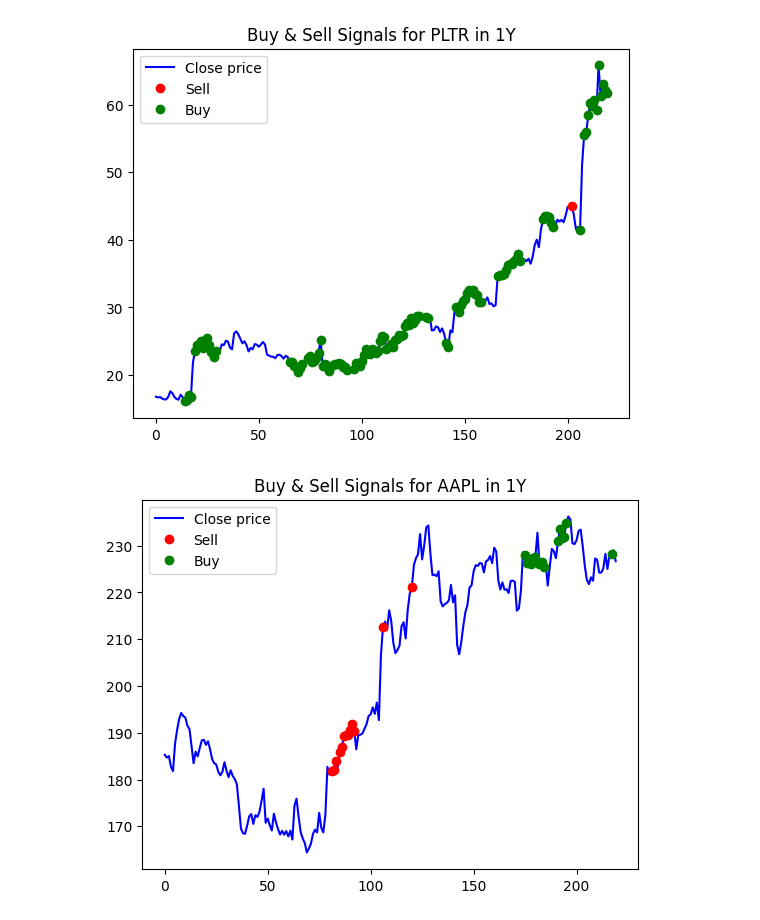
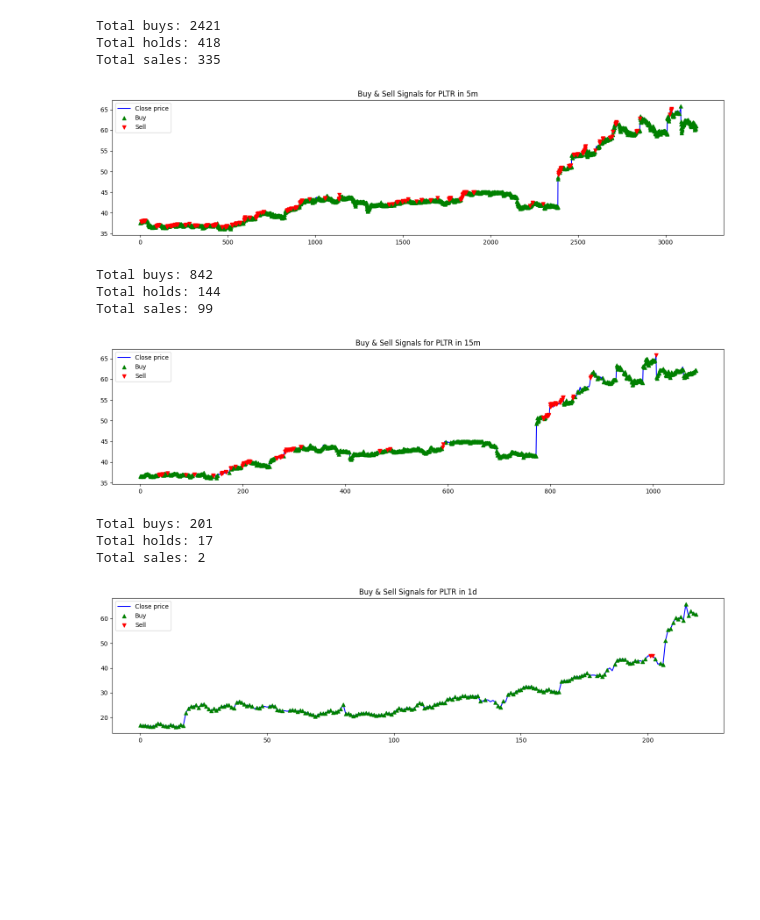
Before and after one commit to SeanMarcusJensen/ACIT4620-STOCK-FIS, a Jupyter notebook: main.ipynb, the cells around one changed output. Saved outputs shown, nothing was run; the diff lists cells and outputs as text; code cells hidden in the pictures; blank space fills up the shorter version.

```diff
--- a/main.ipynb
+++ b/main.ipynb
@@ -5,5 +6,21 @@ import numpy as np
 # %%
-PLTR_1D = pd.read_csv('output/1d/PLTR.csv')
+# Read Apple
+AAPL_5M = pd.read_csv('output/5m/AAPL.csv')
+AAPL_15M = pd.read_csv('output/15m/AAPL.csv')
 AAPL_1D = pd.read_csv('output/1d/AAPL.csv')
-PLTR_5M = pd.read_csv('output/5m/PLTR.csv')
+
+# # Read Amazon
+# AMZN_5M = pd.read_csv('output/5m/AMZN.csv')
+# AMZN_15M = pd.read_csv('output/15m/AMZN.csv')
+# AMZN_1D = pd.read_csv('output/1d/AMZN.csv')
+
+# # Read PLTR
+# PLTR_5M = pd.read_csv('output/5m/PLTR.csv')
+# PLTR_15M = pd.read_csv('output/15m/PLTR.csv')
+# PLTR_1D = pd.read_csv('output/1d/PLTR.csv')
+
+# # Read VVV
+VVV_5M = pd.read_csv('output/5m/VVV.csv')
+VVV_15M = pd.read_csv('output/15m/VVV.csv')
+VVV_1D = pd.read_csv('output/1d/VVV.csv')
 # %%
@@ -52,10 +36,20 @@ plt.show()
 # %%
-def plot_buy_sell(data, title: str):
-    plt.plot(data['Close'], color='blue', label='Close price')
+def plot_buy_sell_signals(data, title: str):
+    plt.figure(figsize=(18,4))
+    plt.plot(data['Close'], color='blue', label='Close price', zorder=1)
     sell = data.loc[data['action'] == 'sell']
     buy = data.loc[data['action'] == 'buy']
+
+    sells = len(sell)
+    buys = len(buy)
+    holds = len(data) - sells - buys
+
+    print(f'Total buys: {buys}')
+    print(f'Total holds: {holds}')
+    print(f'Total sales: {sells}')
+
     plt.title(title)
-    plt.plot(sell.index, sell['Close'], 'ro', label='Sell')
-    plt.plot(buy.index, buy['Close'], 'go', label='Buy')
+    plt.scatter(buy.index, buy['Close'], color='g', label='Buy', marker='^', zorder=2)
+    plt.scatter(sell.index, sell['Close'], color='r', label='Sell', marker='v', zorder=2)
     plt.legend()
     plt.show()
@@ -62,9 +129,22 @@ def plot_buy_sell(data, title: str):
 # %%
-plot_buy_sell(PLTR_1D, 'Buy & Sell Signals for PLTR in 1Y')
+# plot_buy_sell(AMZN_5M, 'Buy & Sell Signals for AMZN in 5m')
+# plot_buy_sell(AMZN_15M, 'Buy & Sell Signals for AMZN in 15m')
+# plot_buy_sell(AMZN_1D, 'Buy & Sell Signals for AMZN in 1d')
-# %% [output]
-[figure, removed]
 # %%
-plot_buy_sell(AAPL_1D, 'Buy & Sell Signals for AAPL in 1Y')
+plot_buy_sell_signals(PLTR_5M, 'Buy & Sell Signals for PLTR in 5m')
+plot_buy_sell_signals(PLTR_15M, 'Buy & Sell Signals for PLTR in 15m')
+plot_buy_sell_signals(PLTR_1D, 'Buy & Sell Signals for PLTR in 1d')
 # %% [output]
+Total buys: 2421
+Total holds: 418
+Total sales: 335
-[figure, old version]
+[figure, new version]
+Total buys: 842
+Total holds: 144
+Total sales: 99
+[figure, added]
+Total buys: 201
+Total holds: 17
+Total sales: 2
+[figure, added]
 # %%
```
Also changed, not shown: parts of 13 cells of this notebook.
